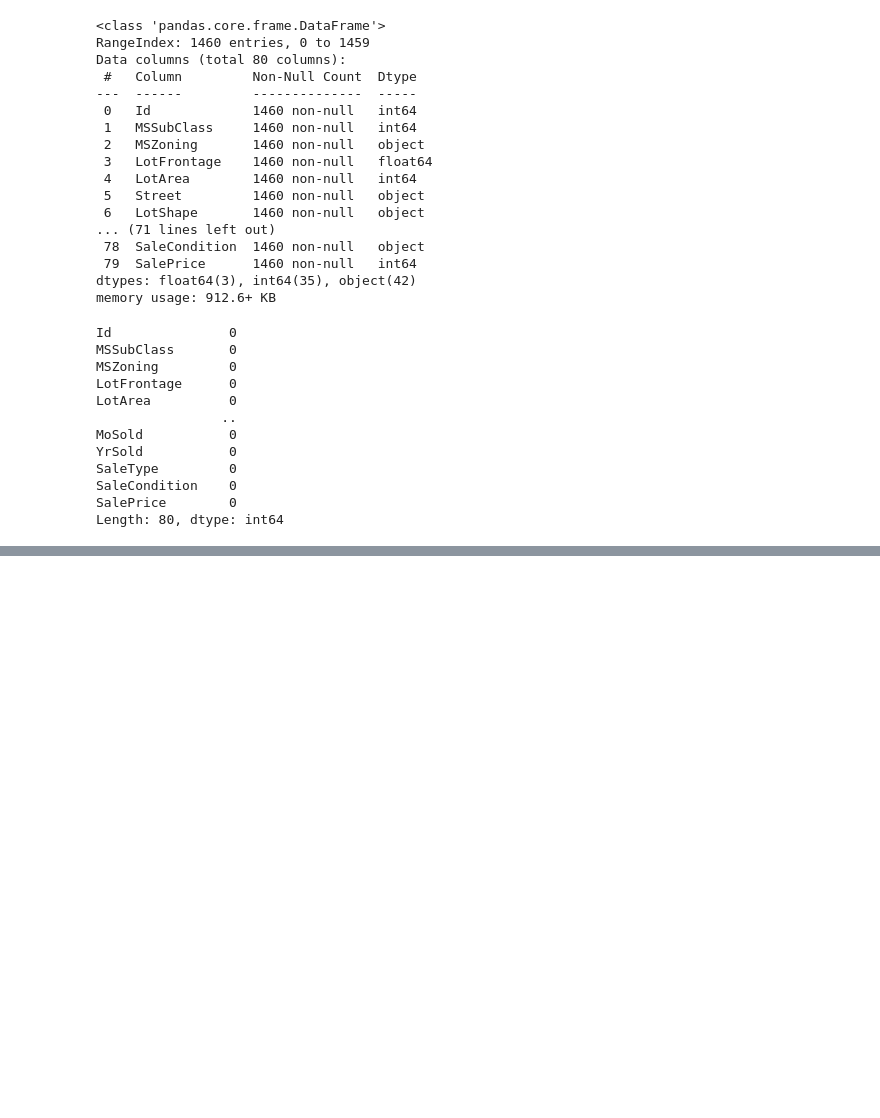
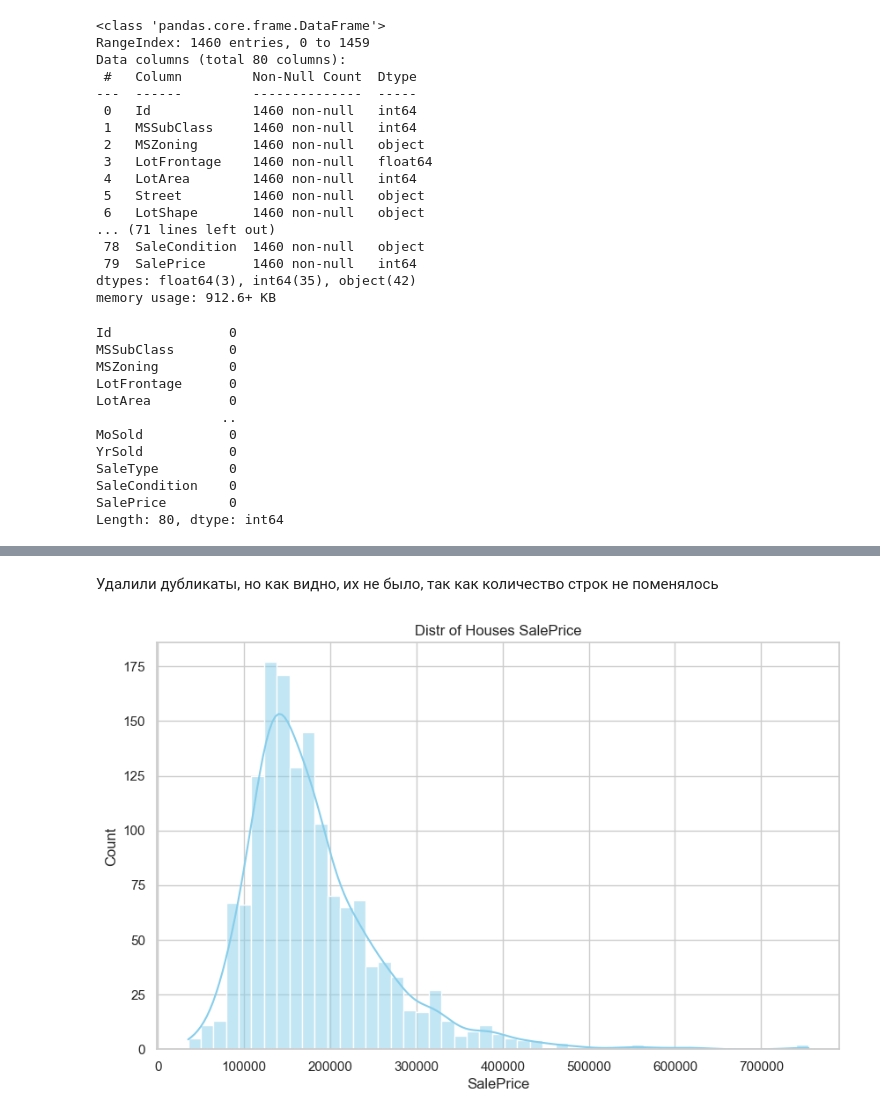
Before and after one commit to AkstElena/Parsing, a Jupyter notebook: Homework/Homework8/hw_8.ipynb, the cells around one changed output, grey strips where cells are left out. Saved outputs shown, nothing was run; the diff lists cells and outputs as text; code cells hidden in the pictures; blank space fills up the shorter version.

```diff
--- a/Homework/Homework8/hw_8.ipynb
+++ b/Homework/Homework8/hw_8.ipynb
@@ -237,3 +247,5 @@ SaleType         0
 SaleCondition    0
 SalePrice        0
 Length: 80, dtype: int64
+# %%
+df = df.drop_duplicates()
@@ -239,0 +272,10 @@ Length: 80, dtype: int64
+# %% [markdown]
+Удалили дубликаты, но как видно, их не было, так как количество строк не поменялось
+# %%
+# гистограмма распределения цены SalePrice
+plt.figure(figsize=(10, 6))  # размер поля графика
+sns.histplot(df['SalePrice'], kde=True, color='skyblue')  # построение гистограммы и кривой плотности распределения
+plt.title('Distr of Houses SalePrice')
+plt.show()  # отображение графика
+# %% [output]
+[figure, added]
```
Also changed, not shown: parts of 7 cells of this notebook, 2 other files.
